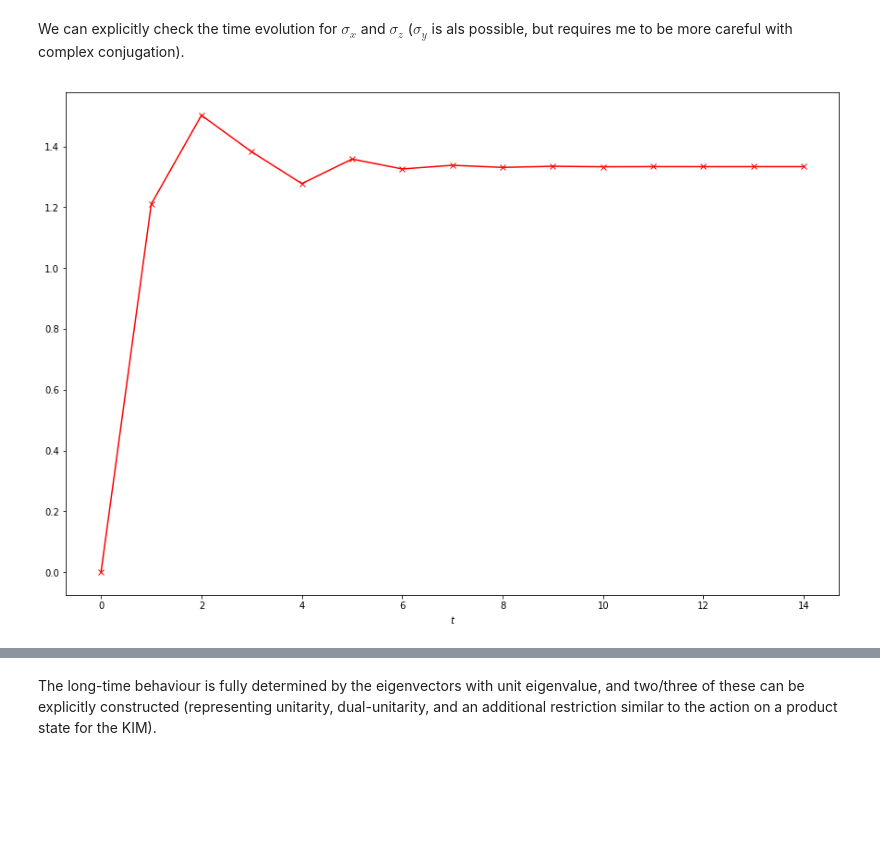
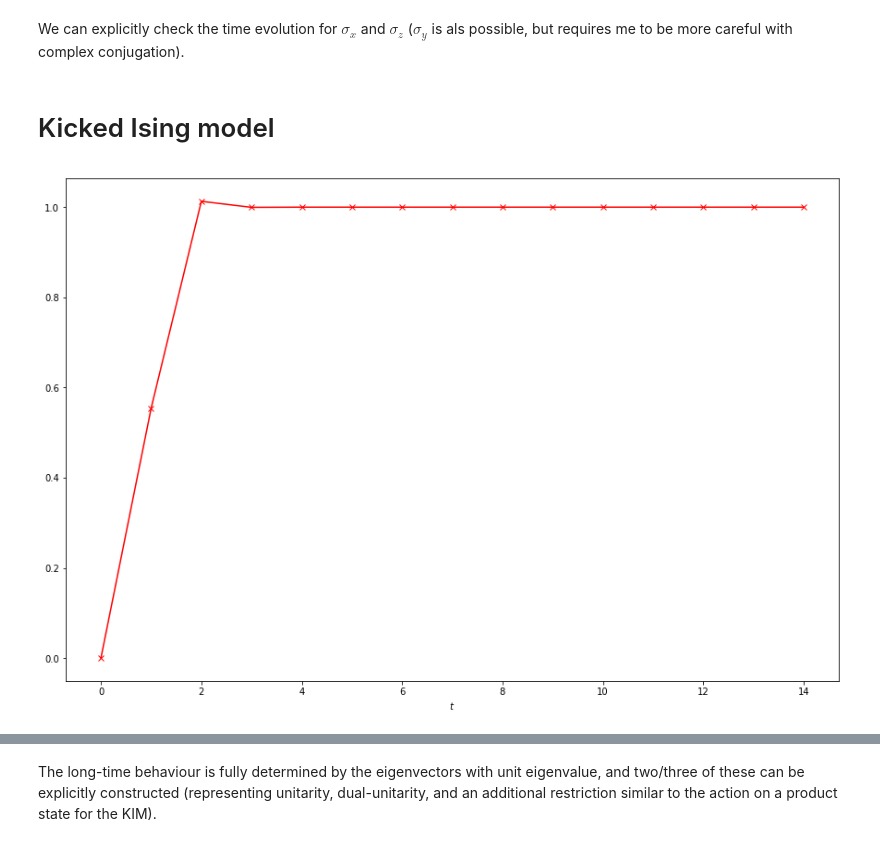
Before and after one commit to PieterWClaeys/UnitaryCircuits, a Jupyter notebook: OTOC_overview.ipynb, the cells around one changed output, grey strips where cells are left out. Drawn from its saved outputs; the diff is of its cells as text; code cells hidden in the pictures; blank space fills up the shorter version.

```diff
--- a/OTOC_overview.ipynb
+++ b/OTOC_overview.ipynb
@@ -33,8 +32,8 @@ c   d
 def gate_KIM():
     J = np.pi/4.
     b = np.pi/4.
-    h_1 = 0.2
-    h_2 = 0.7
+    h_1 = 0.3 #np.random.rand()
+    h_2 = 0.5 #np.random.rand()
     X = np.array([[0,1], [1, 0]])
     Z = np.array([[1,0], [0, -1]])
     X_exp = np.cos(b) * np.identity(2) - 1j * np.sin(b) * X
@@ -174,12 +174,16 @@ def evol(U, op_L, op_R, n_t):
         vec_new  = contract_mv(T,vec_t)
         vec_t = vec_new
     return [t_range,OTOC_range]
+# %% [markdown]
+# Kicked Ising model
 # %%
+U = gate_KIM()
+
 n_t = 15
 plt.figure()
 [t_range, OTOC_range] = evol(U, X, X, n_t)
 plt.plot(t_range,OTOC_range.real,'rx-')
 plt.xlabel(r'$t$')
 plt.show()
 # %% [output]
-[figure, old version]
+[figure, new version]
```
Also changed, not shown: parts of 13 cells of this notebook, 1 other file.
